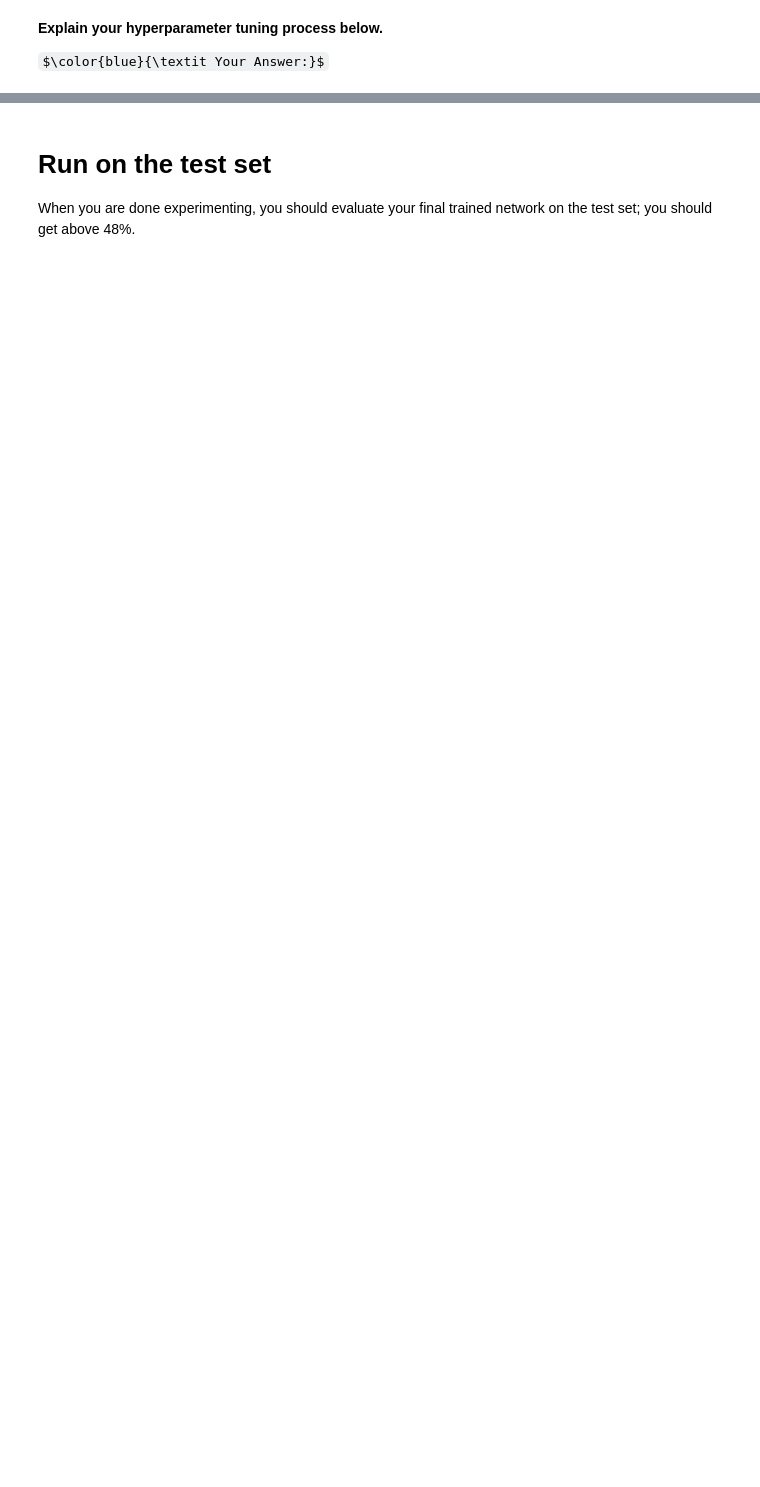
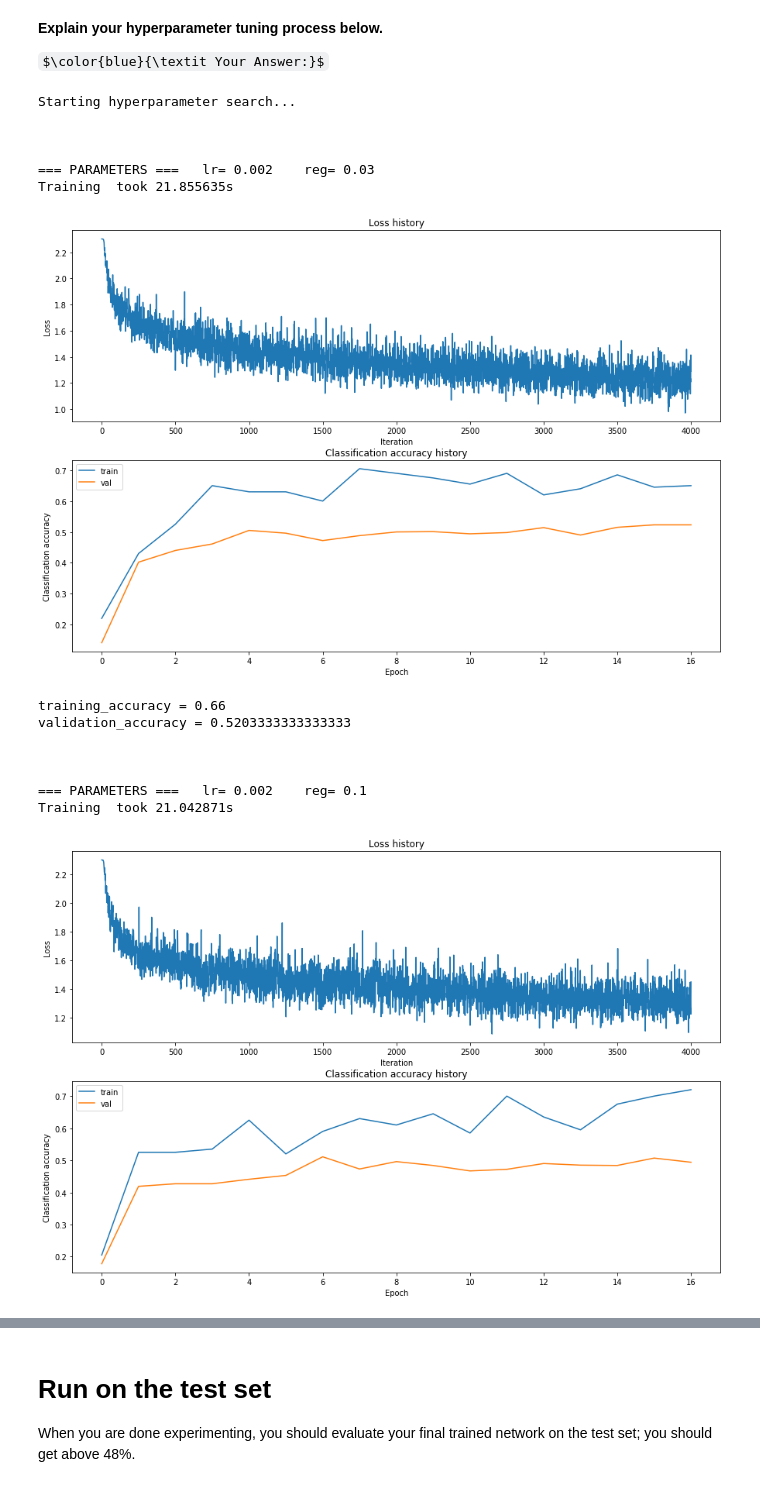
Before and after one commit to ivanistheone/cs231n, a Jupyter notebook: assignment1/two_layer_net.ipynb, the cells around one changed output, grey strips where cells are left out. Saved outputs shown, nothing was run; the diff lists cells and outputs as text; code cells hidden in the pictures; some formulas as TeX source; blank space fills up the shorter version.

```diff
--- a/assignment1/two_layer_net.ipynb
+++ b/assignment1/two_layer_net.ipynb
@@ -241,22 +442,96 @@ show_net_weights(net)
 
 $\color{blue}{\textit Your Answer:}$
 # %%
+
+
+from cs231n.classifiers.neural_net import TwoLayerNet
+results = {}
+best_val = -1
 best_net = None # store the best model into this
+
+
+
+input_size = 32 * 32 * 3
+hidden_size = 50
+num_classes = 10
+
+
 
 #################################################################################
 # TODO: Tune hyperparameters using the validation set. Store your best trained  #
 # model in best_net.                                                            #
 #                                                                               #
 # To help debug your network, it may help to use visualizations similar to the  #
 # ones we used above; these visualizations will have significant qualitative    #
 # differences from the ones we saw above for the poorly tuned network.          #
 #                                                                               #
 # Tweaking hyperparameters by hand can be fun, but you might find it useful to  #
 # write code to sweep through possible combinations of hyperparameters          #
 # automatically like we did on the previous exercises.                          #
 #################################################################################
 # *****START OF YOUR CODE (DO NOT DELETE/MODIFY THIS LINE)*****
 
-pass
+
+# Provided as a reference. You may or may not want to change these hyperparameters
+learning_rates = [2e-3, 1e-3, 1e-4]
+regularization_strengths = [0.03, 0.1, 3]
+
+
+print("Starting hyperparameter search...")
+NUM_ITERATIONS = 4000
+PRINT_LOSS_HISTORY = True
+
+for lr in learning_rates:
+    for reg in regularization_strengths:
+
+        print('\n\n')
+        print('=== PARAMETERS ===', '  lr=', lr, '   reg=', reg)
+
+        tic = time.time()
+        net = TwoLayerNet(input_size, hidden_size, num_classes)
+        # Train the network
+        stats = net.train(X_train, y_train, X_val, y_val,
+                    num_iters=NUM_ITERATIONS,
+                    batch_size=200,
+                    learning_rate_decay=0.95,
+                    learning_rate=lr,
+                    reg=reg,
+                    verbose=False)
+        toc = time.time()
+        print('Training  took %fs' % (toc - tic))
+
+
+        if PRINT_LOSS_HISTORY:
+            plot_stats(stats)
+
+        # evaluate
+        training_accuracy = np.average(stats['train_acc_history'][-3:])
+        validation_accuracy = np.average(stats['val_acc_history'][-3:])
+        print('training_accuracy =', training_accuracy)
+        print('validation_accuracy =', validation_accuracy)
+
+
+        # store results
+        results[(lr,reg)] = (training_accuracy, validation_accuracy)
+        if validation_accuracy > best_val:
+            best_val = validation_accuracy
+            best_net = net
+
 
 # *****END OF YOUR CODE (DO NOT DELETE/MODIFY THIS LINE)*****
+# %% [output]
+Starting hyperparameter search...
+
+
+
+=== PARAMETERS ===   lr= 0.002    reg= 0.03
+Training  took 21.855635s
+[figure, added]
+training_accuracy = 0.66
+validation_accuracy = 0.5203333333333333
+
+
+
+=== PARAMETERS ===   lr= 0.002    reg= 0.1
+Training  took 21.042871s
+[figure, added]
```
Also changed, not shown: parts of 39 cells of this notebook, 1 other file.
